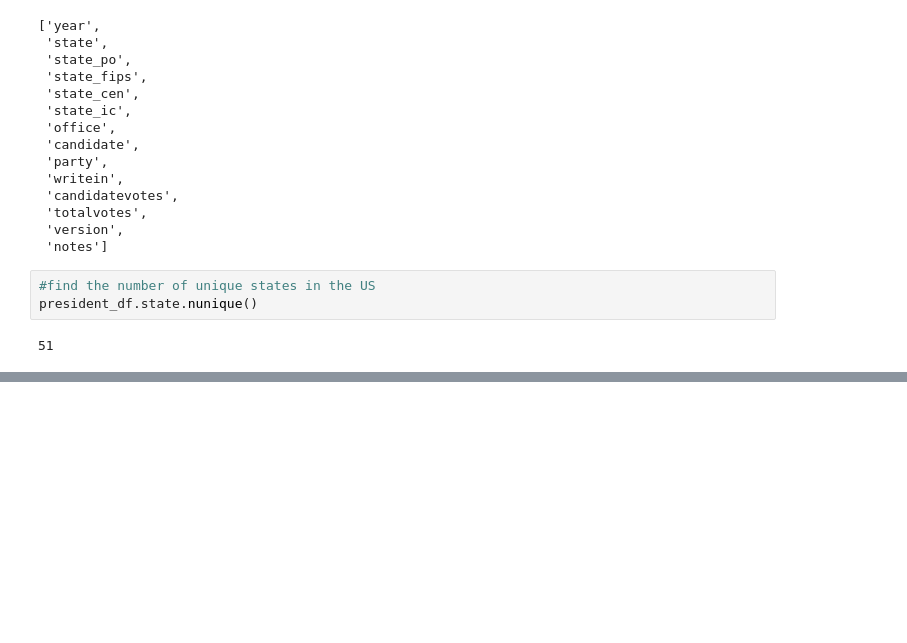
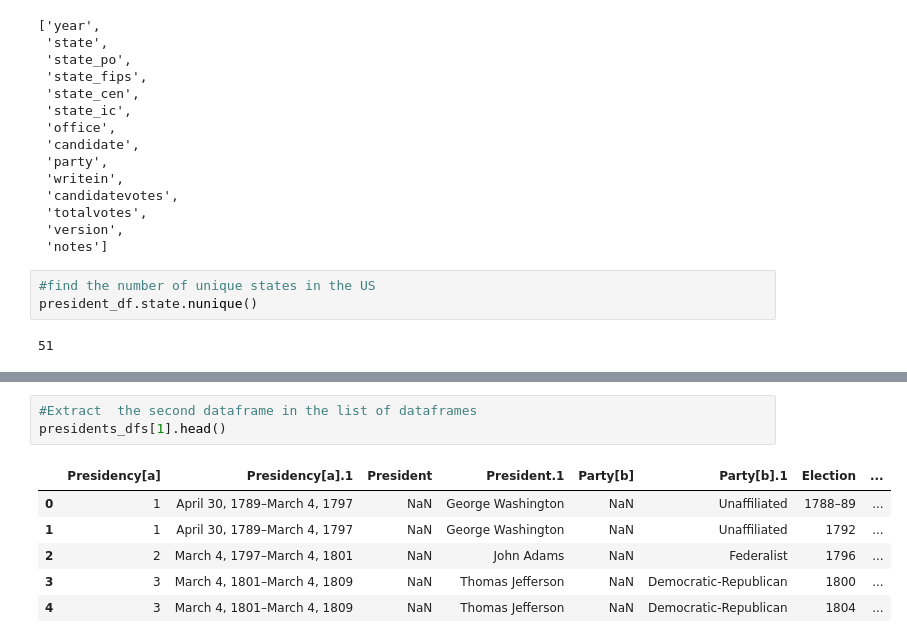
Before and after one commit to arunpoy/datasciencecoursera, a Jupyter notebook: Pandas-US-elections.ipynb, the cells around one changed output, grey strips where cells are left out. Saved outputs shown, nothing was run; the diff lists cells and outputs as text; blank space fills up the shorter version.

```diff
--- a/Pandas-US-elections.ipynb
+++ b/Pandas-US-elections.ipynb
@@ -50,0 +82,10 @@ president_df.head()
+# %%
+#Extract  the second dataframe in the list of dataframes
+presidents_dfs[1].head()
+# %% [output]
+|  | Presidency[a] | Presidency[a].1 | President | President.1 | Party[b] | Party[b].1 | Election | ... |
+| 0 | 1 | April 30, 1789–March 4, 1797 | NaN | George Washington | NaN | Unaffiliated | 1788–89 | ... |
+| 1 | 1 | April 30, 1789–March 4, 1797 | NaN | George Washington | NaN | Unaffiliated | 1792 | ... |
+| 2 | 2 | March 4, 1797–March 4, 1801 | NaN | John Adams | NaN | Federalist | 1796 | ... |
+| 3 | 3 | March 4, 1801–March 4, 1809 | NaN | Thomas Jefferson | NaN | Democratic-Republican | 1800 | ... |
+| 4 | 3 | March 4, 1801–March 4, 1809 | NaN | Thomas Jefferson | NaN | Democratic-Republican | 1804 | ... |
```
Also changed, not shown: parts of 8 cells of this notebook.
